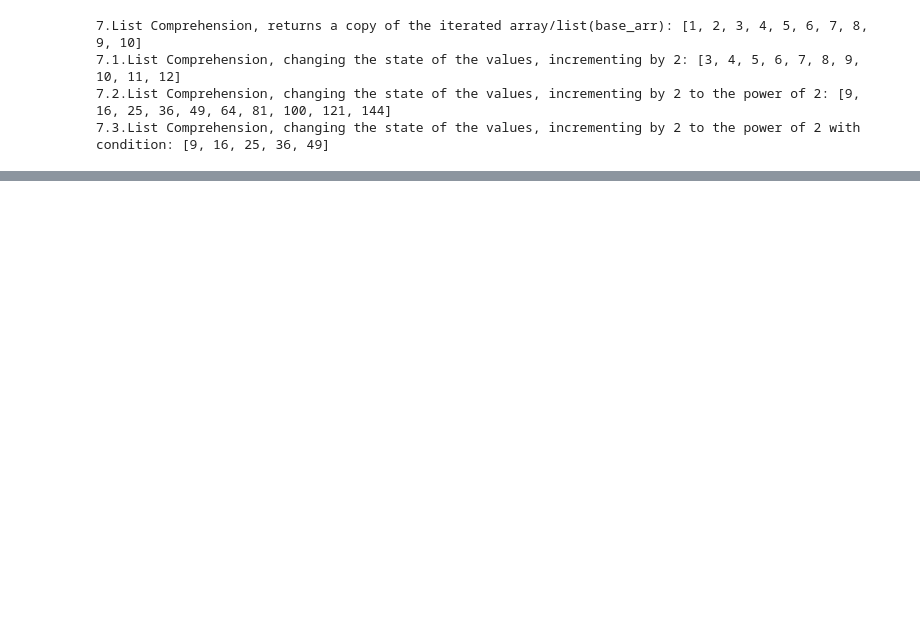
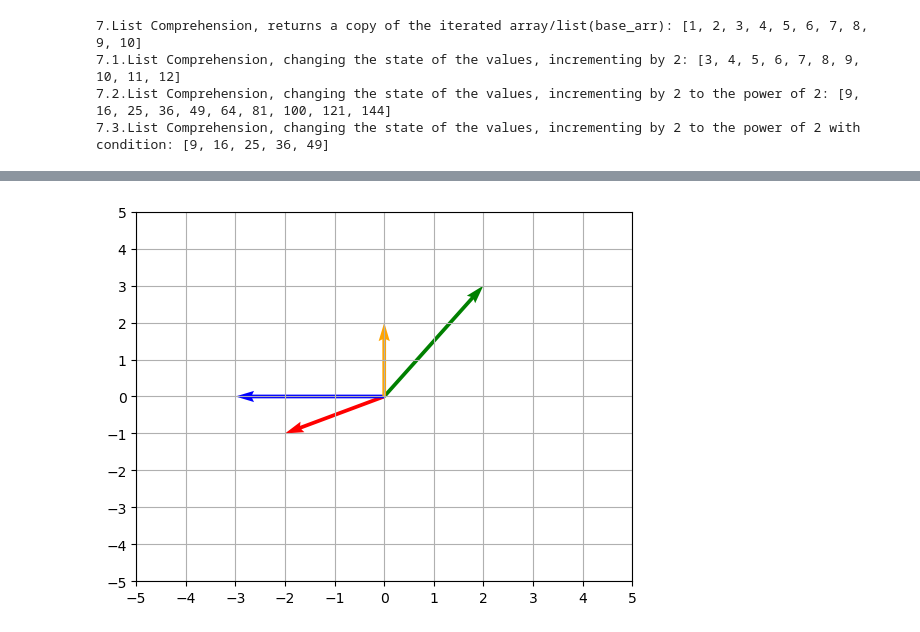
Before and after one commit to GeorgiKyshenko/Math-Concepts-with-Python, a Jupyter notebook: 02.Basic Algebra Homework.ipynb, the cells around one changed output, grey strips where cells are left out. Cells and saved outputs as stored; diff of their text form; code cells hidden in the pictures; blank space fills up the shorter version.

```diff
--- a/02.Basic Algebra Homework.ipynb
+++ b/02.Basic Algebra Homework.ipynb
@@ -55,0 +249,14 @@ print(f"7.3.List Comprehension, changing the state of the values, incrementing b
+# %%
+# plotting several vectors
+def plot_complex_numbers(numbers, colors):
+    """
+    Plots the given complex numbers as radius vectors in the 2D space
+    """
+    plt.quiver([0] * len(numbers), [0] * len(numbers), [z.real for z in numbers], [z.imag for z in numbers], angles = "xy", scale_units = "xy", scale = 1, color = colors)
+    plt.xticks(range(-5, 6))
+    plt.yticks(range(-5, 6))
+    plt.grid()
+
+plot_complex_numbers([2 + 3j, -2 - 1j, -3, 2j], ["green", "red", "blue", "orange"])
+# %% [output]
+[figure, added]
```
Also changed, not shown: parts of 19 cells of this notebook.
